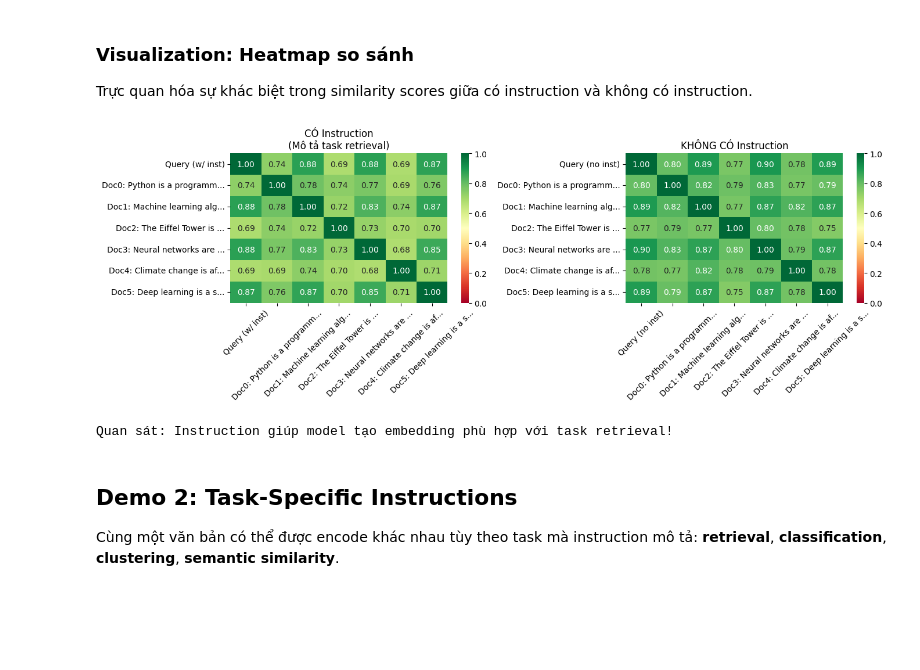
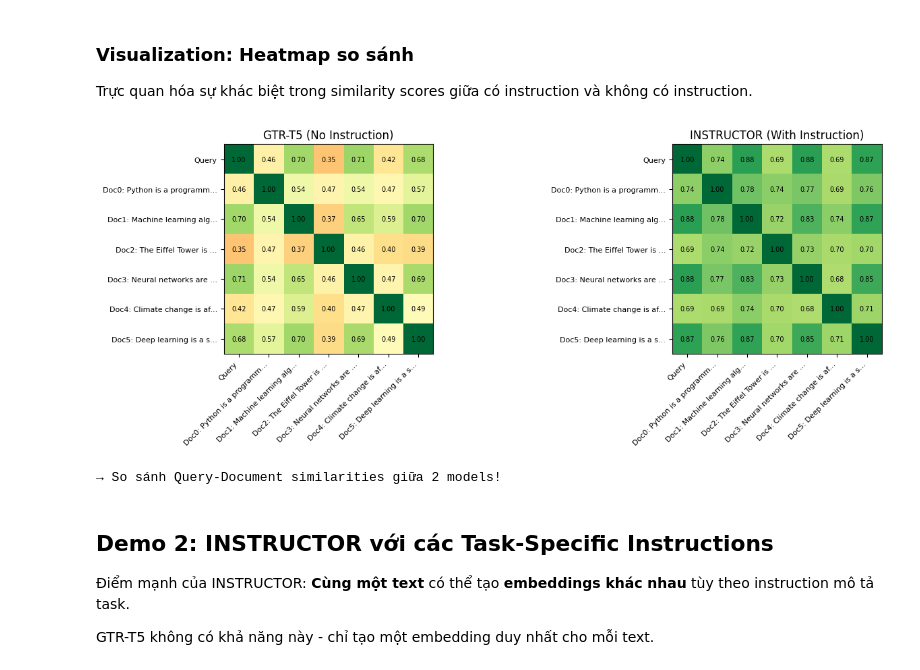
Before and after one commit to AdamNbz/CS221, a Jupyter notebook: instructor-embedding/demo.ipynb, the cells around one changed output. Saved outputs shown, nothing was run; the diff lists cells and outputs as text; code cells hidden in the pictures; blank space fills up the shorter version.

Commit message:
fix: Changes to demo

```diff
--- a/instructor-embedding/demo.ipynb
+++ b/instructor-embedding/demo.ipynb
@@ -53,5 +71,4 @@ Chúng ta sẽ thấy:
 # %%
-# Documents để retrieval
 documents = [
     "Python is a programming language known for its simple syntax.",
     "Machine learning algorithms can learn patterns from data.",
@@ -63,18 +80,14 @@ documents = [
 
 query = "How do neural networks learn?"
 
-# === CÓ INSTRUCTION (mô tả task retrieval) ===
+query_emb_gtr = gtr_model.encode([query])
+doc_embs_gtr = gtr_model.encode(documents)
+
 query_instruction = "Represent the question for retrieving supporting documents:"
 doc_instruction = "Represent the document for retrieval:"
 
-query_emb_with_inst = model.encode([[query_instruction, query]])
-doc_embs_with_inst = model.encode([[doc_instruction, doc] for doc in documents])
-
-# === KHÔNG CÓ INSTRUCTION (instruction rỗng) ===
-# INSTRUCTOR luôn cần format [instruction, text], nên dùng instruction rỗng để so sánh
-empty_instruction = ""
-query_emb_no_inst = model.encode([[empty_instruction, query]])
-doc_embs_no_inst = model.encode([[empty_instruction, doc] for doc in documents])
+query_emb_inst = instructor_model.encode([[query_instruction, query]])
+doc_embs_inst = instructor_model.encode([[doc_instruction, doc] for doc in documents])
 
 print("Query:", query)
 print("\nDocuments:")
@@ -145,43 +156,50 @@ Trực quan hóa sự khác biệt trong similarity scores giữa có instructio
 # %%
 fig, axes = plt.subplots(1, 2, figsize=(14, 5))
 
-# Chuẩn bị labels ngắn gọn
 doc_labels = [f"Doc{i}: {doc[:20]}..." for i, doc in enumerate(documents)]
 
-# Heatmap cho CÓ INSTRUCTION
-sim_matrix_with = cosine_similarity(
-    np.vstack([query_emb_with_inst, doc_embs_with_inst]),
-    np.vstack([query_emb_with_inst, doc_embs_with_inst])
+sim_matrix_gtr = cosine_similarity(
+    np.vstack([query_emb_gtr, doc_embs_gtr]),
+    np.vstack([query_emb_gtr, doc_embs_gtr])
 )
-labels_with = ["Query (w/ inst)"] + doc_labels
-sns.heatmap(sim_matrix_with, annot=True, fmt='.2f',
-            xticklabels=labels_with, yticklabels=labels_with,
-            cmap='RdYlGn', vmin=0, vmax=1, ax=axes[0])
-axes[0].set_title('CÓ Instruction\n(Mô tả task retrieval)', fontsize=12)
-axes[0].tick_params(axis='x', rotation=45)
+labels_gtr = ["Query"] + doc_labels
+im1 = axes[0].imshow(sim_matrix_gtr, cmap='RdYlGn', vmin=0, vmax=1)
+axes[0].set_xticks(range(len(labels_gtr)))
+axes[0].set_yticks(range(len(labels_gtr)))
+axes[0].set_xticklabels(labels_gtr, rotation=45, ha='right', fontsize=8)
+axes[0].set_yticklabels(labels_gtr, fontsize=8)
+axes[0].set_title('GTR-T5 (No Instruction)', fontsize=12)
+for i in range(len(labels_gtr)):
+    for j in range(len(labels_gtr)):
+        axes[0].text(j, i, f'{sim_matrix_gtr[i,j]:.2f}', ha='center', va='center', fontsize=7)
 
-# Heatmap cho KHÔNG CÓ INSTRUCTION
-sim_matrix_no = cosine_similarity(
-    np.vstack([query_emb_no_inst, doc_embs_no_inst]),
-    np.vstack([query_emb_no_inst, doc_embs_no_inst])
+sim_matrix_inst = cosine_similarity(
+    np.vstack([query_emb_inst, doc_embs_inst]),
+    np.vstack([query_emb_inst, doc_embs_inst])
 )
-labels_no = ["Query (no inst)"] + doc_labels
-sns.heatmap(sim_matrix_no, annot=True, fmt='.2f',
-            xticklabels=labels_no, yticklabels=labels_no,
-            cmap='RdYlGn', vmin=0, vmax=1, ax=axes[1])
-axes[1].set_title('KHÔNG CÓ Instruction', fontsize=12)
-axes[1].tick_params(axis='x', rotation=45)
+labels_inst = ["Query"] + doc_labels
+im2 = axes[1].imshow(sim_matrix_inst, cmap='RdYlGn', vmin=0, vmax=1)
+axes[1].set_xticks(range(len(labels_inst)))
+axes[1].set_yticks(range(len(labels_inst)))
+axes[1].set_xticklabels(labels_inst, rotation=45, ha='right', fontsize=8)
+axes[1].set_yticklabels(labels_inst, fontsize=8)
+axes[1].set_title('INSTRUCTOR (With Instruction)', fontsize=12)
+for i in range(len(labels_inst)):
+    for j in range(len(labels_inst)):
+        axes[1].text(j, i, f'{sim_matrix_inst[i,j]:.2f}', ha='center', va='center', fontsize=7)
 
 plt.tight_layout()
 plt.show()
 
-print("\nQuan sát: Instruction giúp model tạo embedding phù hợp với task retrieval!")
+print("\n→ So sánh Query-Document similarities giữa 2 models!")
 # %% [output]
-[figure, old version]
+[figure, new version]
-Quan sát: Instruction giúp model tạo embedding phù hợp với task retrieval!
+→ So sánh Query-Document similarities giữa 2 models!
 # %% [markdown]
-## Demo 2: Task-Specific Instructions
+## Demo 2: INSTRUCTOR với các Task-Specific Instructions
 
-Cùng một văn bản có thể được encode khác nhau tùy theo task mà instruction mô tả: **retrieval**, **classification**, **clustering**, **semantic similarity**.
+Điểm mạnh của INSTRUCTOR: **Cùng một text** có thể tạo **embeddings khác nhau** tùy theo instruction mô tả task.
+
+GTR-T5 không có khả năng này - chỉ tạo một embedding duy nhất cho mỗi text.
 # %%
 text = "Machine learning is transforming how we analyze data"
```
Also changed, not shown: parts of 38 cells of this notebook, 3 other files.
